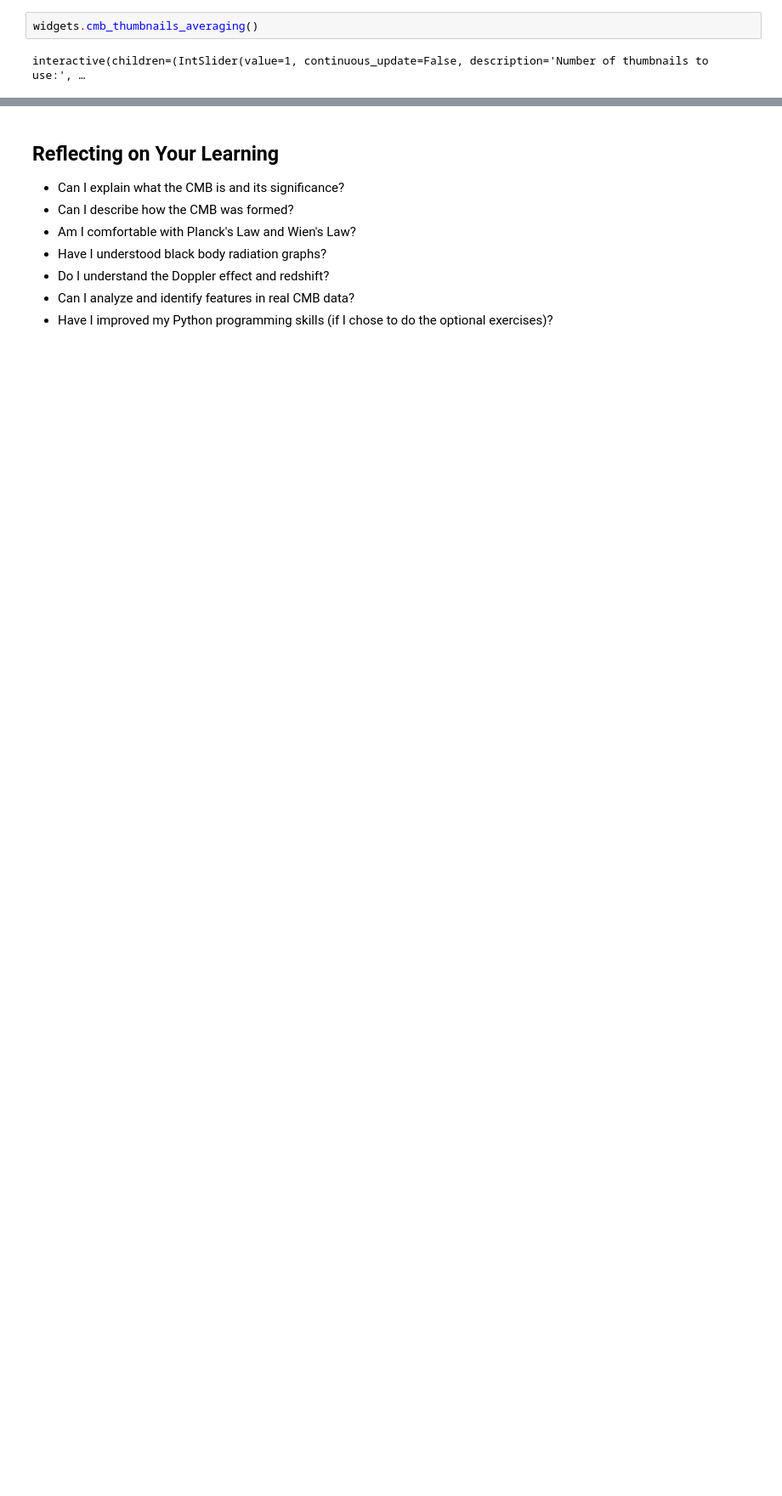
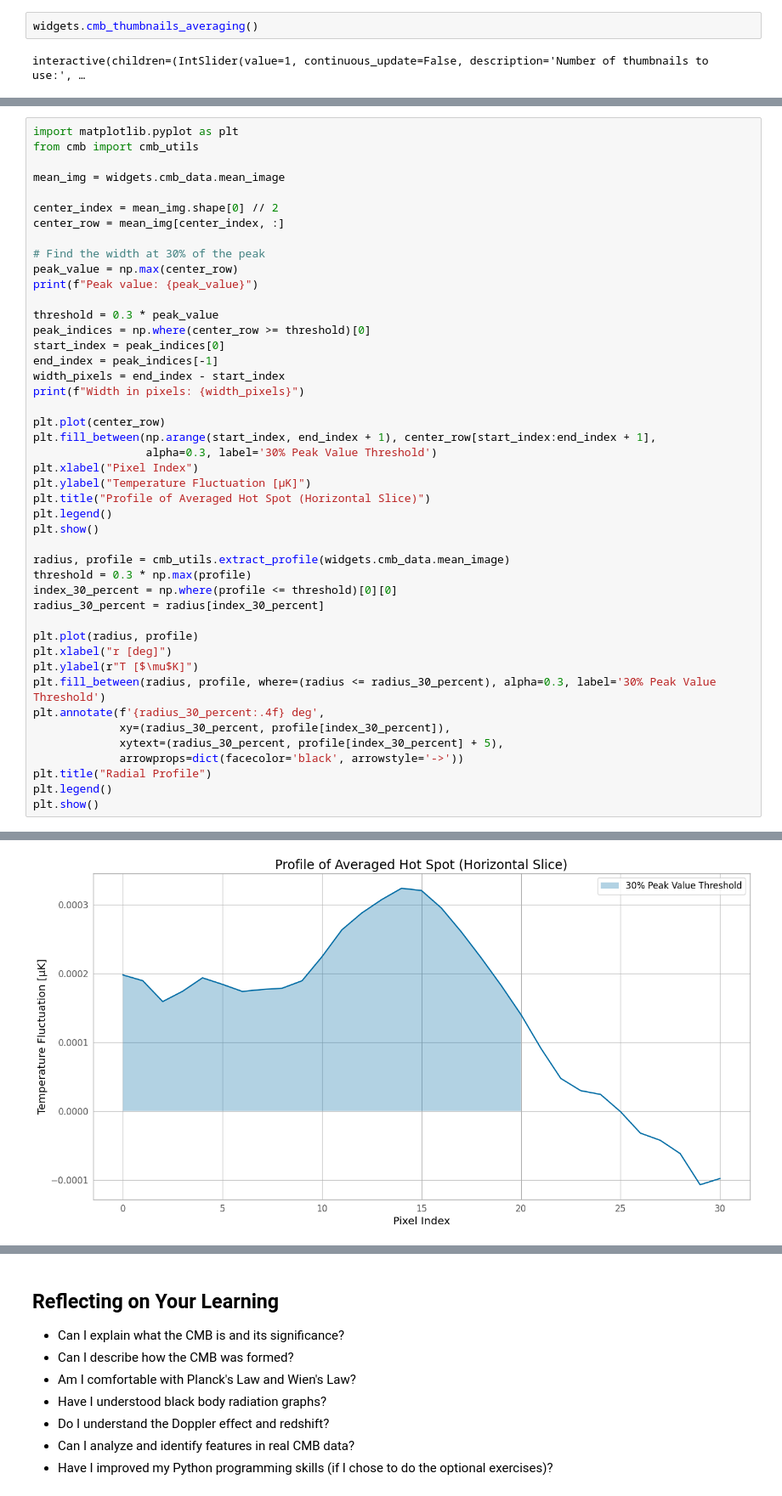
Before and after one commit to louisbranch/cmb_workshop, a Jupyter notebook: notebook_v2.ipynb, the cells around one changed output, grey strips where cells are left out. Shown at 85% size. Saved outputs shown, nothing was run; the diff lists cells and outputs as text; blank space fills up the shorter version.

Commit message:
Add temporary plots for temp thresholds (#12)

```diff
--- a/notebook_v2.ipynb
+++ b/notebook_v2.ipynb
@@ -456,0 +433,46 @@ plt.show()
+# %%
+import matplotlib.pyplot as plt
+from cmb import cmb_utils
+
+mean_img = widgets.cmb_data.mean_image
+
+center_index = mean_img.shape[0] // 2
+center_row = mean_img[center_index, :]
+
+# Find the width at 30% of the peak
+peak_value = np.max(center_row)
+print(f"Peak value: {peak_value}")
+
+threshold = 0.3 * peak_value
+peak_indices = np.where(center_row >= threshold)[0]
+start_index = peak_indices[0]
+end_index = peak_indices[-1]
+width_pixels = end_index - start_index
+print(f"Width in pixels: {width_pixels}")
+
+plt.plot(center_row)
+plt.fill_between(np.arange(start_index, end_index + 1), center_row[start_index:end_index + 1],
+                 alpha=0.3, label='30% Peak Value Threshold')
+plt.xlabel("Pixel Index")
+plt.ylabel("Temperature Fluctuation [µK]")
+plt.title("Profile of Averaged Hot Spot (Horizontal Slice)")
+plt.legend()
+plt.show()
+
+radius, profile = cmb_utils.extract_profile(widgets.cmb_data.mean_image)
+threshold = 0.3 * np.max(profile)
+index_30_percent = np.where(profile <= threshold)[0][0]
+radius_30_percent = radius[index_30_percent]
+
+plt.plot(radius, profile)
+plt.xlabel("r [deg]")
+plt.ylabel(r"T [$\mu$K]")
+plt.fill_between(radius, profile, where=(radius <= radius_30_percent), alpha=0.3, label='30% Peak Value Threshold')
+plt.annotate(f'{radius_30_percent:.4f} deg',
+             xy=(radius_30_percent, profile[index_30_percent]),
+             xytext=(radius_30_percent, profile[index_30_percent] + 5),
+             arrowprops=dict(facecolor='black', arrowstyle='->'))
+plt.title("Radial Profile")
+plt.legend()
+plt.show()
+# %% [output]
@@ -456,0 +481 @@ plt.show()
+[figure, added]
```
Also changed, not shown: parts of 3 cells of this notebook.
